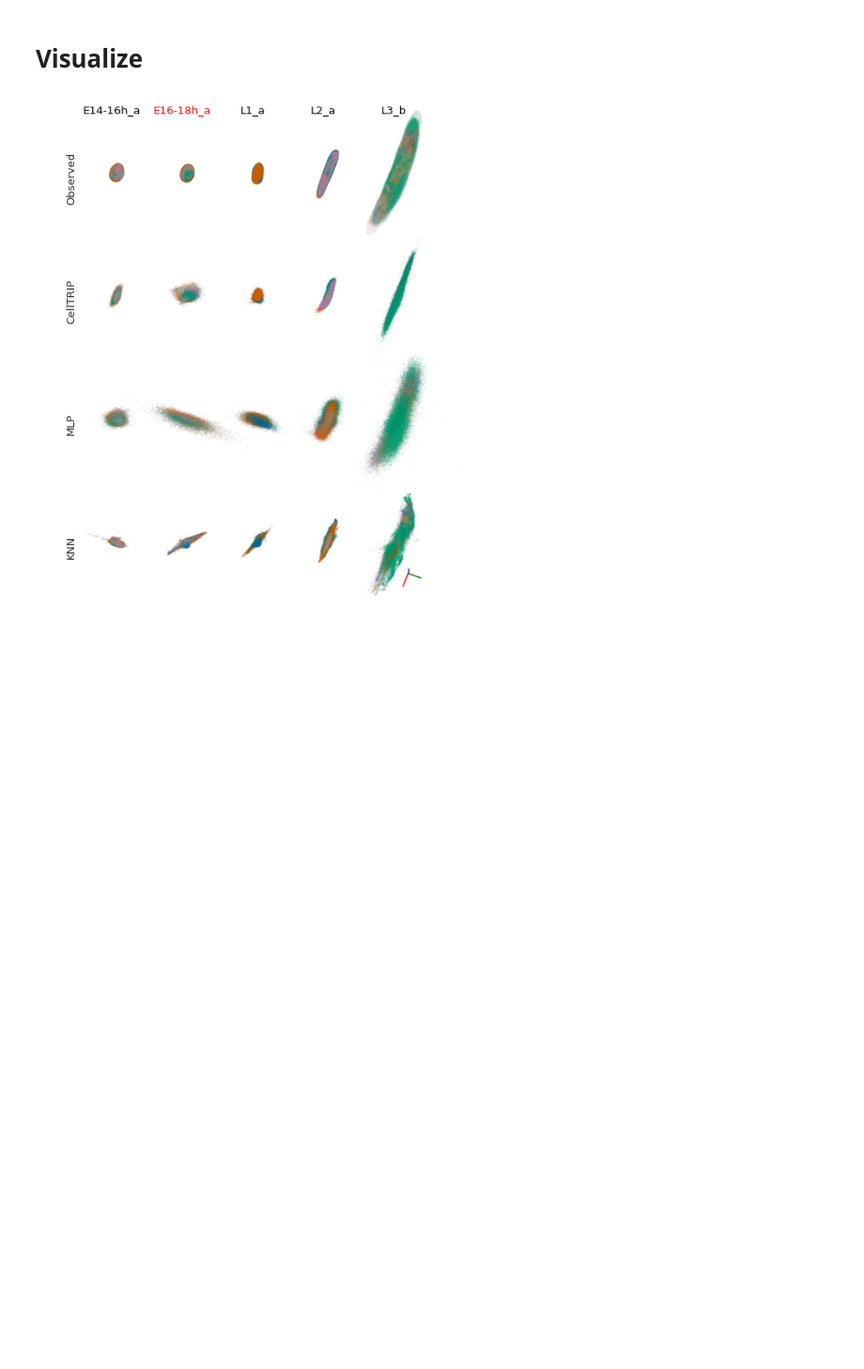
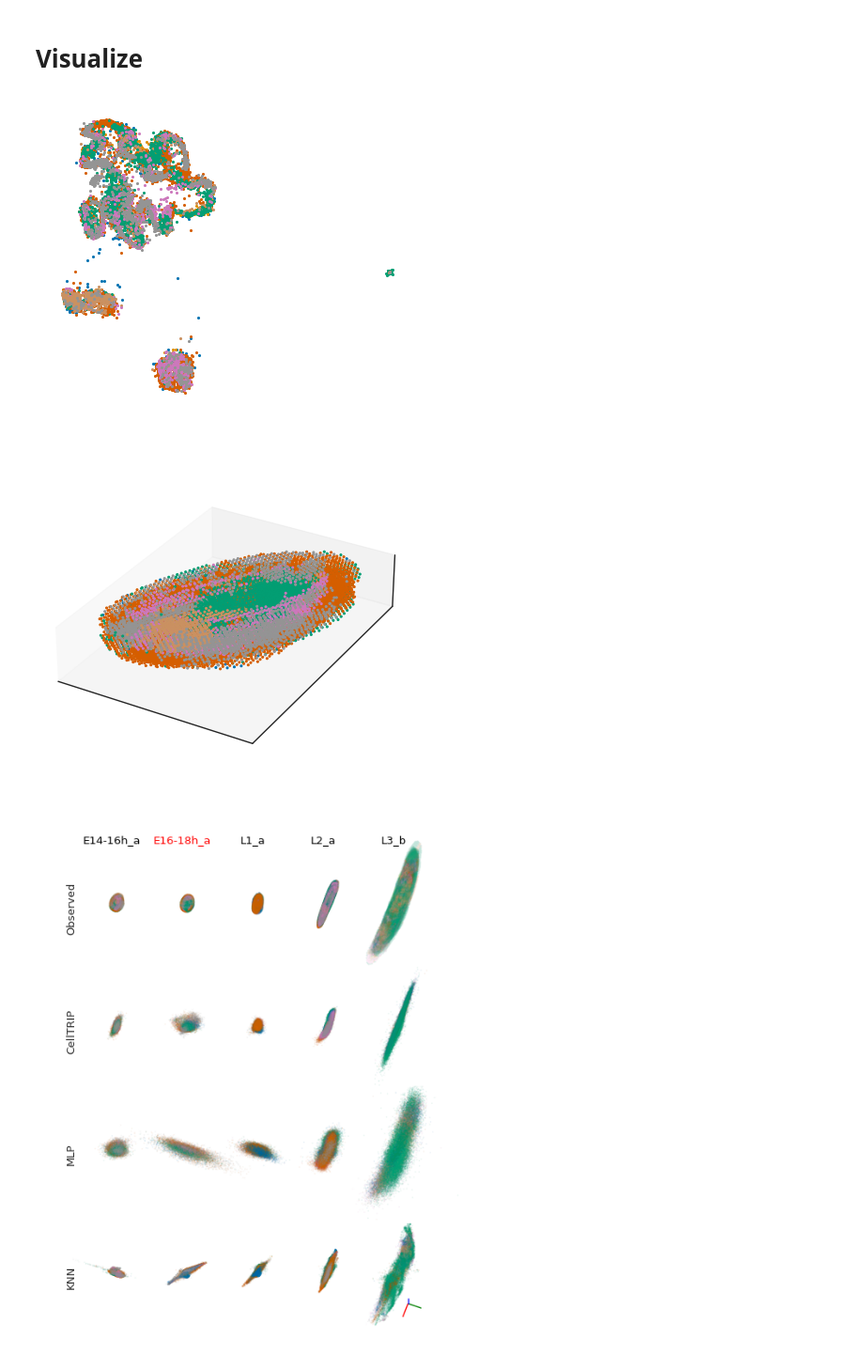
Before and after one commit to Oafish1/CellTRIP, a Jupyter notebook: scripts/flysta_analysis.ipynb, the cells around one changed output. Shown at 94% size. Cells and saved outputs as stored; diff of their text form; code cells hidden in the pictures; blank space fills up the shorter version.

```diff
--- a/scripts/flysta_analysis.ipynb
+++ b/scripts/flysta_analysis.ipynb
@@ -76,6 +76,46 @@ L2_a: Training
 L3_b: Training
 # %% [markdown]
 # Visualize
+# %%
+# Get GEX data
+adata, = celltrip.utility.processing.read_adatas(f'../data/Flysta3D/{dev}_expression.h5ad')
+import umap
+X_umap = umap.UMAP(random_state=42).fit_transform(adata.X)
+
+# Get gex logo
+with sns.axes_style('white'):
+    fig, ax = plt.subplots(1, 1, figsize=(5, 5))
+dev = 'E14-16h_a'
+data_types = points['Observed'][dev]['meta']['annotation']
+for ct in cell_types:
+    data_filt = X_umap[data_types==ct]
+    ax.scatter(*data_filt.T, label=ct, s=2., alpha=1.)
+ax.grid(False)
+ax.set_aspect('equal')
+ax.set(xticks=[], yticks=[])
+sns.despine(ax=ax, left=True, bottom=True)
+fig.savefig('../plots/flysta/stage_gex_visualization.pdf', transparent=True, bbox_inches='tight');
+
+
+# Get spatial logo
+with sns.axes_style('white'):
+    fig, ax = plt.subplots(1, 1, subplot_kw={'projection': '3d'}, figsize=(5, 5))
+dev = 'E14-16h_a'
+data = points['Observed'][dev]['obs']
+# mask = data[:, -1]<5
+# mask *= np.random.rand(mask.shape[0]) < .5
+# data = data[:, [1, 2, 0]]  # [mask]
+data_types = points['Observed'][dev]['meta']['annotation']
+for ct in cell_types:
+    data_filt = data[data_types==ct]
+    ax.scatter(*data_filt.T, label=ct, s=2., alpha=1.)
+ax.grid(False)
+ax.set_aspect('equal')
+ax.set(xticks=[], yticks=[], zticks=[])
+fig.savefig('../plots/flysta/stage_spatial_visualization.pdf', transparent=True, bbox_inches='tight');
+# %% [output]
+[figure, added]
+[figure, added]
 # %%
 # Create figure
 fig, axs = plt.subplots(len(methods), len(development), subplot_kw={'projection': '3d'}, figsize=(2*len(development), 2*len(methods)))
```
Also changed, not shown: 21 other files.
